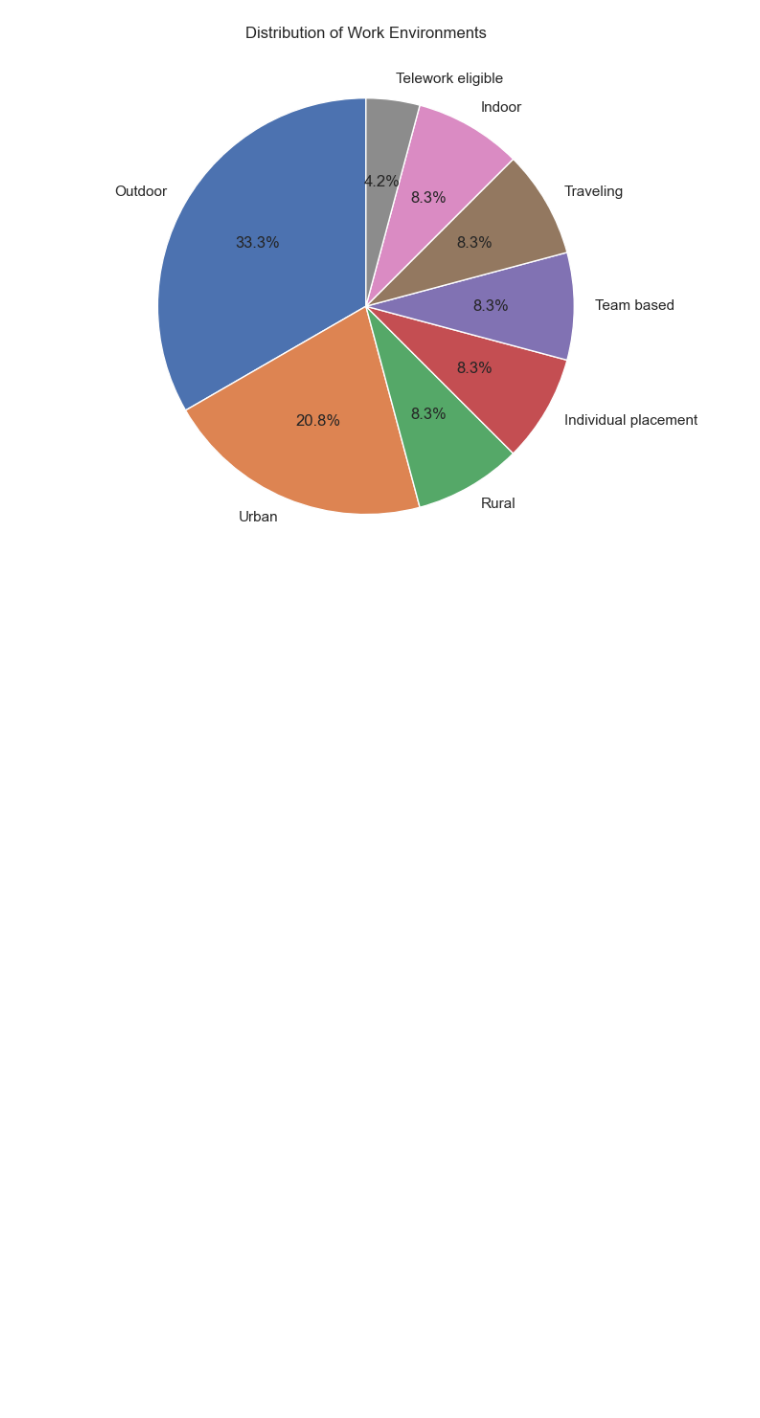
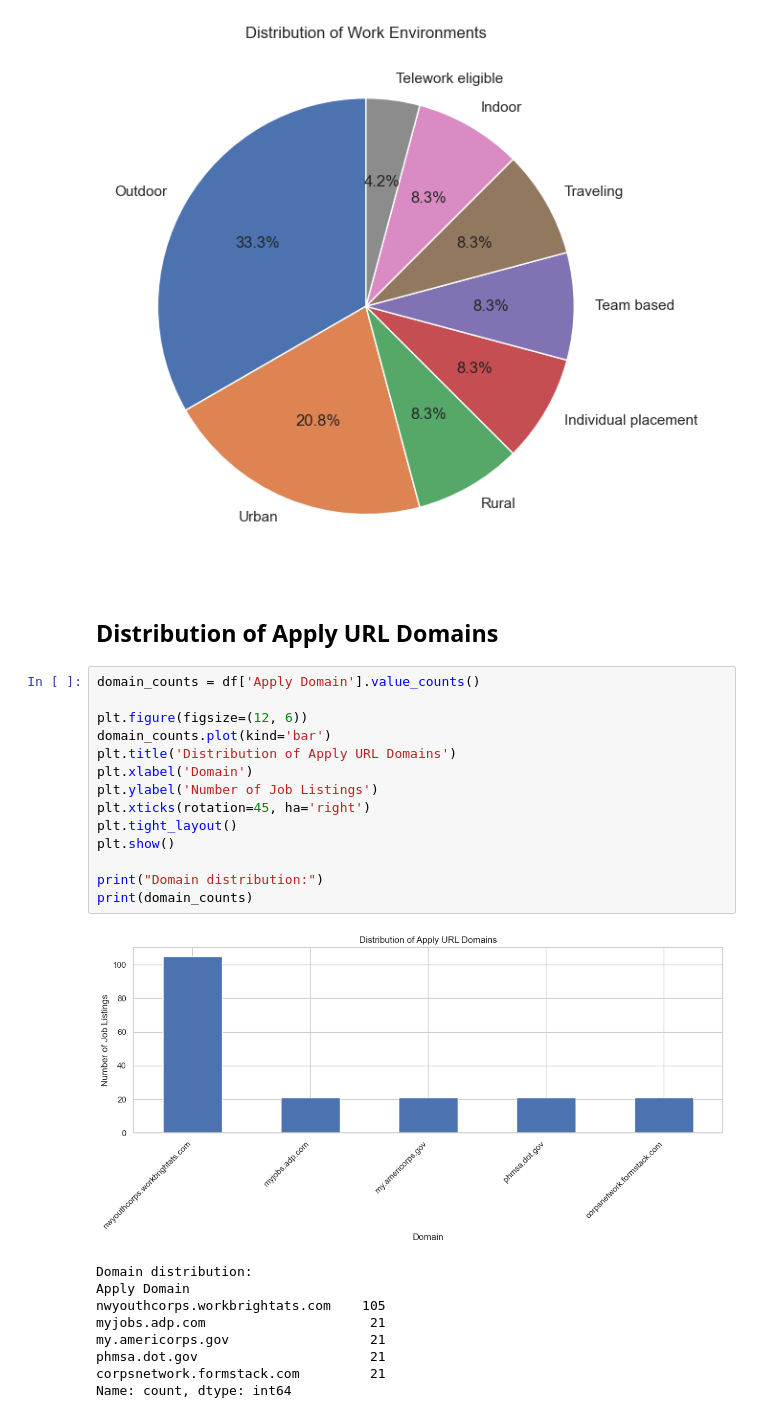
Before and after one commit to Grist-Data-Desk/acc-jobs, a Jupyter notebook: acc_gov_analysis.ipynb, the cells around one changed output. Cells and saved outputs as stored; diff of their text form; blank space fills up the shorter version.

```diff
--- a/acc_gov_analysis.ipynb
+++ b/acc_gov_analysis.ipynb
@@ -102,3 +106,29 @@ plt.tight_layout()
 plt.show()
 # %% [output]
 [figure]
+# %% [markdown]
+## Distribution of Apply URL Domains
+# %%
+domain_counts = df['Apply Domain'].value_counts()
+
+plt.figure(figsize=(12, 6))
+domain_counts.plot(kind='bar')
+plt.title('Distribution of Apply URL Domains')
+plt.xlabel('Domain')
+plt.ylabel('Number of Job Listings')
+plt.xticks(rotation=45, ha='right')
+plt.tight_layout()
+plt.show()
+
+print("Domain distribution:")
+print(domain_counts)
+# %% [output]
+[figure, added]
+Domain distribution:
+Apply Domain
+nwyouthcorps.workbrightats.com    105
+myjobs.adp.com                     21
+my.americorps.gov                  21
+phmsa.dot.gov                      21
+corpsnetwork.formstack.com         21
+Name: count, dtype: int64
```
Also changed, not shown: parts of 6 cells of this notebook, 2 other files.
